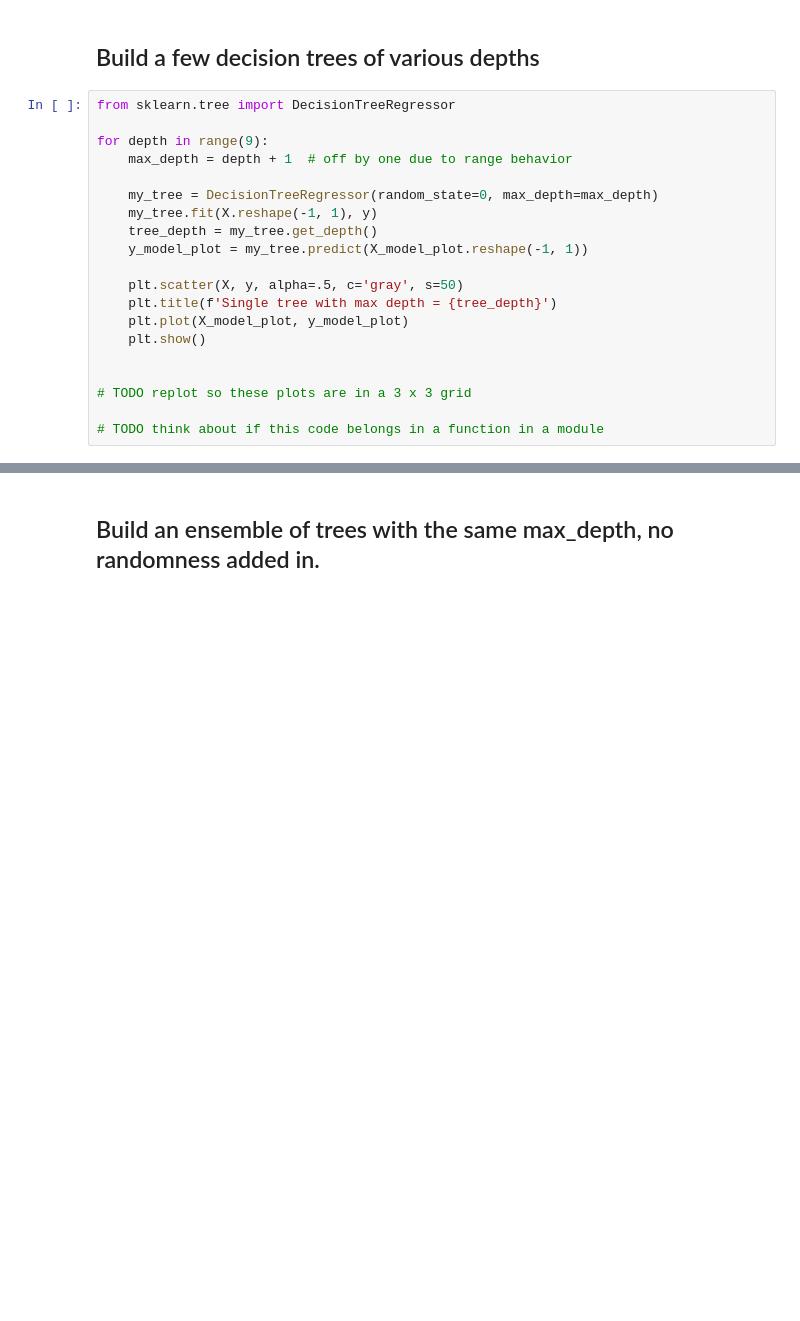
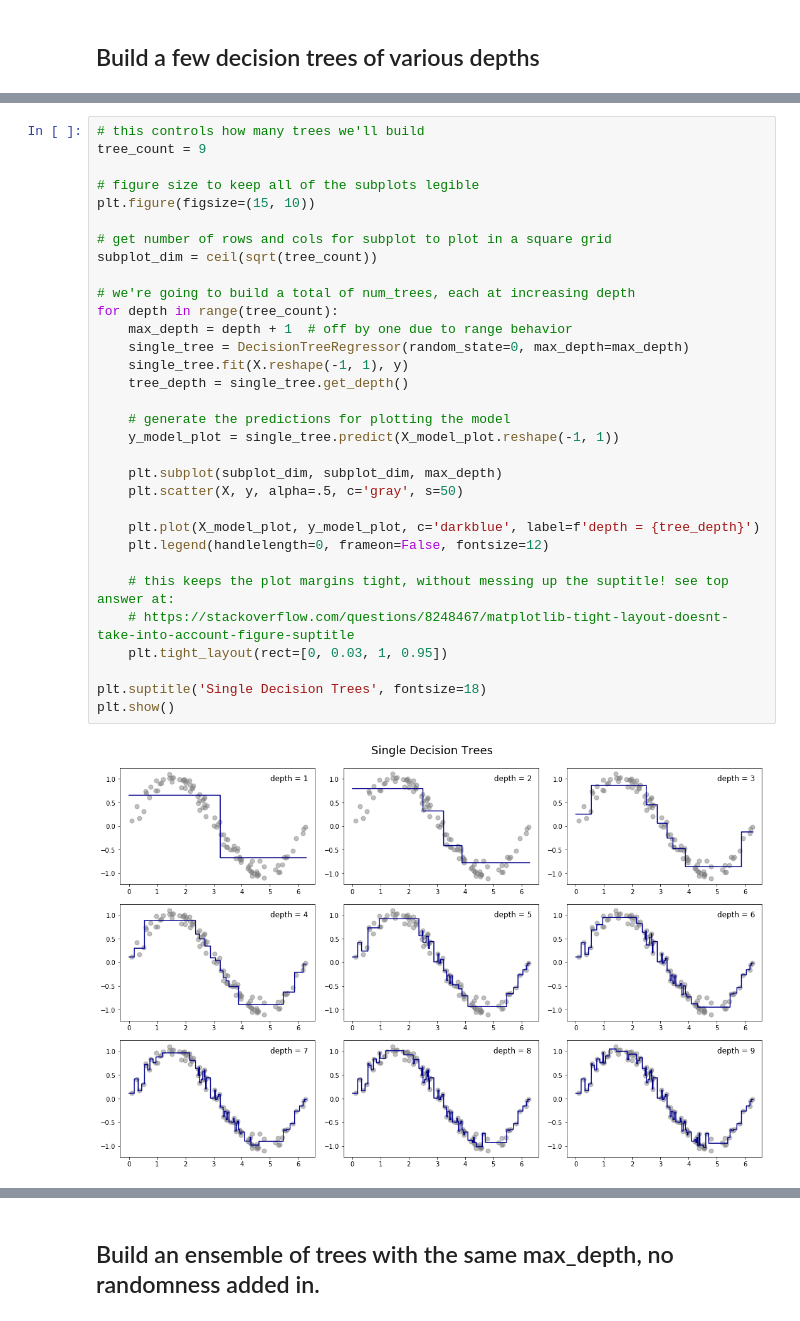
Before and after one commit to jmbuyck/articles, a Jupyter notebook: random_forest_regressor/RFR_Explained.ipynb, the cells around one changed output, grey strips where cells are left out. Saved outputs shown, nothing was run; the diff lists cells and outputs as text; blank space fills up the shorter version.

Commit message:
reformatted single decision tree plots, added ensemble functions

```diff
--- a/random_forest_regressor/RFR_Explained.ipynb
+++ b/random_forest_regressor/RFR_Explained.ipynb
@@ -43,23 +45,3 @@ plt.show()
 X_model_plot = np.linspace(min_x, max_x, num=10000, endpoint=True)
 # %% [markdown]
 ## Build a few decision trees of various depths
-# %%
-from sklearn.tree import DecisionTreeRegressor
-
-for depth in range(9):
-    max_depth = depth + 1  # off by one due to range behavior
-
-    my_tree = DecisionTreeRegressor(random_state=0, max_depth=max_depth)
-    my_tree.fit(X.reshape(-1, 1), y)
-    tree_depth = my_tree.get_depth()
-    y_model_plot = my_tree.predict(X_model_plot.reshape(-1, 1))
-
-    plt.scatter(X, y, alpha=.5, c='gray', s=50)
-    plt.title(f'Single tree with max depth = {tree_depth}')
-    plt.plot(X_model_plot, y_model_plot)
-    plt.show()
-
-
-# TODO replot so these plots are in a 3 x 3 grid
-
-# TODO think about if this code belongs in a function in a module
@@ -75,0 +48,34 @@ for depth in range(9):
+# %%
+# this controls how many trees we'll build
+tree_count = 9
+
+# figure size to keep all of the subplots legible
+plt.figure(figsize=(15, 10))
+
+# get number of rows and cols for subplot to plot in a square grid
+subplot_dim = ceil(sqrt(tree_count))
+
+# we're going to build a total of num_trees, each at increasing depth
+for depth in range(tree_count):
+    max_depth = depth + 1  # off by one due to range behavior
+    single_tree = DecisionTreeRegressor(random_state=0, max_depth=max_depth)
+    single_tree.fit(X.reshape(-1, 1), y)
+    tree_depth = single_tree.get_depth()
+
+    # generate the predictions for plotting the model
+    y_model_plot = single_tree.predict(X_model_plot.reshape(-1, 1))
+
+    plt.subplot(subplot_dim, subplot_dim, max_depth)
+    plt.scatter(X, y, alpha=.5, c='gray', s=50)
+
+    plt.plot(X_model_plot, y_model_plot, c='darkblue', label=f'depth = {tree_depth}')
+    plt.legend(handlelength=0, frameon=False, fontsize=12)
+
+    # this keeps the plot margins tight, without messing up the suptitle! see top answer at:
+    # https://stackoverflow.com/questions/8248467/matplotlib-tight-layout-doesnt-take-into-account-figure-suptitle
+    plt.tight_layout(rect=[0, 0.03, 1, 0.95])
+
+plt.suptitle('Single Decision Trees', fontsize=18)
+plt.show()
+# %% [output]
+[figure, added]
```
Also changed, not shown: parts of 14 cells of this notebook.
